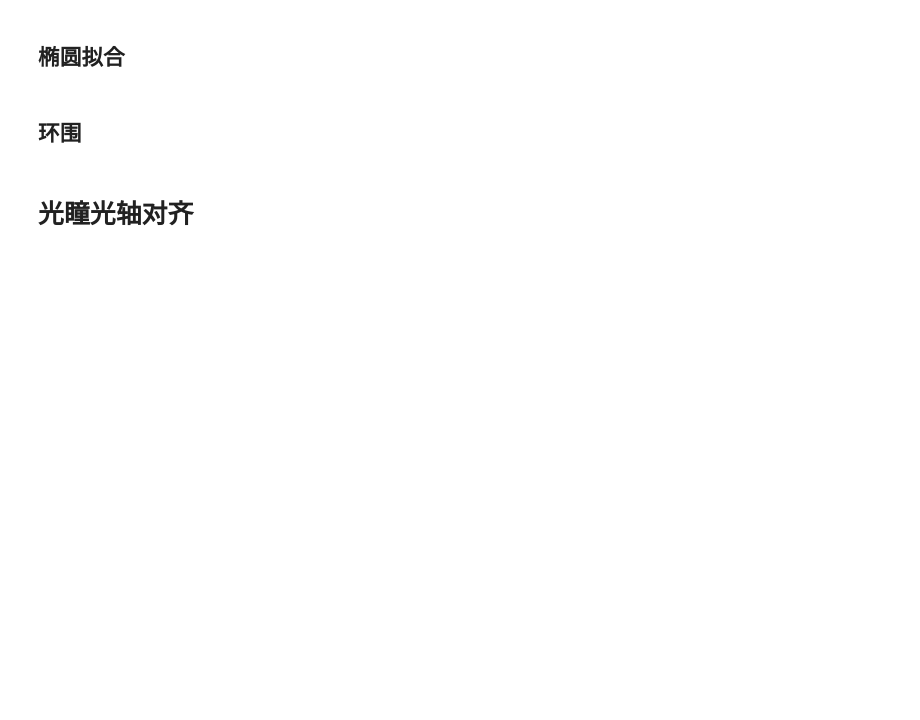
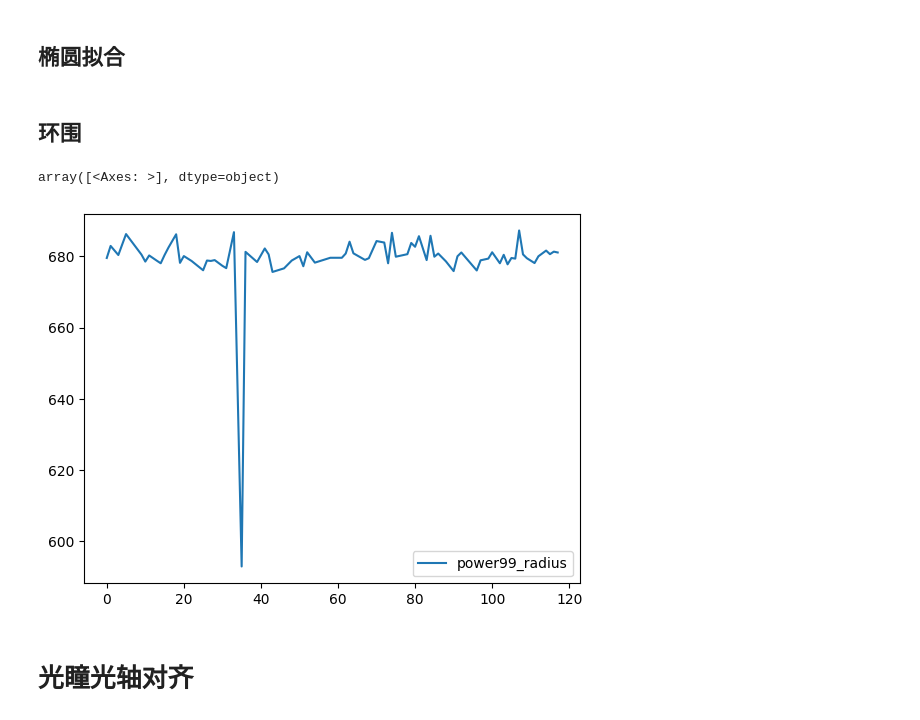
Before and after one commit to ywzhang909/optical_data_mining, a Jupyter notebook: notebooks/data.ipynb, the cells around one changed output. Saved outputs shown, nothing was run; the diff lists cells and outputs as text; code cells hidden in the pictures; blank space fills up the shorter version.

```diff
--- a/notebooks/data.ipynb
+++ b/notebooks/data.ipynb
@@ -720,7 +745,7 @@ def calc_lr_diff(profile):
 fit_features = xy_profile.swifter.apply(
     lambda x: calc_lr_diff(x['vertical']), axis=1, result_type='expand'
 )
-valid_pupil_beam = pd.concat([valid_pupil_beam, fit_features], axis=1)
+valid_pupil_beam = pd.merge(valid_pupil_beam, fit_features, left_index=True, right_index=True)
 
 fit_features['flat_fit_diff'].plot()
 # %% [output]
@@ -946,7 +970,7 @@ def shape_feature_extract(df: pd.DataFrame, use_gpu=False):
     ellipse_features = pd.DataFrame(uint8_images.swifter.apply(ellipse_fit).tolist(), index=df.index)
     circle_features = pd.DataFrame(uint8_images.swifter.apply(find_spot_border).tolist(), index=df.index)
 
-    return pd.concat([df, ellipse_features, circle_features], axis=1)
+    return pd.merge(df, ellipse_features, left_index=True, right_index=True).merge(circle_features, left_index=True, right_index=True)
 
 valid_axis_beam = shape_feature_extract(valid_axis_beam, use_gpu=True)
 valid_pupil_beam = shape_feature_extract(valid_pupil_beam, use_gpu=True)
@@ -984,34 +1008,39 @@ def radius(intensity, center, energy=0.99):
 
     power_in_circle = np.sum(intensity) * energy
     r = np.sqrt((x - x0) ** 2 + (y - y0) ** 2)
     radius = npix * dpix / 2
     radius_change = npix * dpix / 4
 
     for i in range(300):
         mask = (np.sign(radius - r) + 1) / 2
         power = np.sum(intensity * mask)
 
         if power - power_in_circle < -1e-10 * power_in_circle:
             radius += radius_change
         elif power - power_in_circle > 1e-10 * power_in_circle:
             radius -= radius_change
         else:
             break
 
         radius_change /= 2
         if radius_change < dpix / 50:
             break
         if i == 299:
             return np.nan
 
     return {'power99_radius':radius}
 
 def calc_radius(x: pd.Series):
     radius_feature = radius(x['denoise_img_array'], center = (x['center_x'], x['center_y']))
     return radius_feature
 
 radius_feature = valid_pupil_beam.swifter.apply(calc_radius ,axis=1, result_type='expand')
-valid_pupil_beam = pd.concat([valid_pupil_beam, radius_feature], axis=1)
+valid_pupil_beam = pd.merge(valid_pupil_beam, radius_feature, left_index=True, right_index=True)
+
+radius_feature.plot(subplots=True)
+# %% [output]
+array([<Axes: >], dtype=object)
+[figure, added]
 # %%
 # TODO zernike
 # %% [markdown]
```
Also changed, not shown: parts of 24 cells of this notebook, 3 other files.
